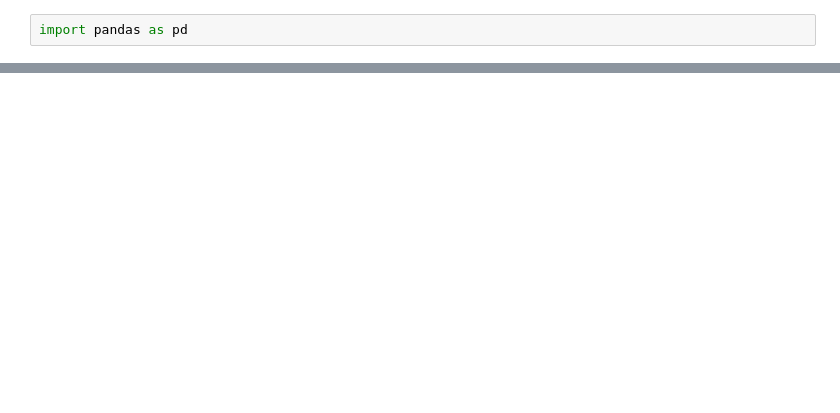
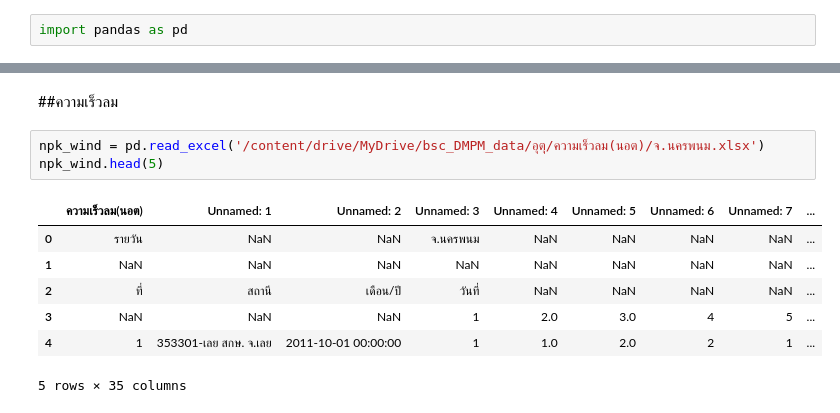
Before and after one commit to Aomaphisara/bsc_dpdm22, a Jupyter notebook: Quiz_Group_5_20_of_Midterm.ipynb, the cells around one changed output, grey strips where cells are left out. Drawn from its saved outputs; the diff is of its cells as text; blank space fills up the shorter version.

```diff
--- a/Quiz_Group_5_20_of_Midterm.ipynb
+++ b/Quiz_Group_5_20_of_Midterm.ipynb
@@ -205,0 +209,13 @@ pres_NKI
+# %% [markdown]
+##ความเร็วลม
+# %%
+npk_wind = pd.read_excel('/content/drive/MyDrive/bsc_DMPM_data/อุตุ/ความเร็วลม(นอต)/จ.นครพนม.xlsx')
+npk_wind.head(5)
+# %% [output]
+|  | ความเร็วลม(นอต) | Unnamed: 1 | Unnamed: 2 | Unnamed: 3 | Unnamed: 4 | Unnamed: 5 | Unnamed: 6 | Unnamed: 7 | ... |
+| 0 | รายวัน | NaN | NaN | จ.นครพนม | NaN | NaN | NaN | NaN | ... |
+| 1 | NaN | NaN | NaN | NaN | NaN | NaN | NaN | NaN | ... |
+| 2 | ที่ | สถานี | เดือน/ปี | วันที่ | NaN | NaN | NaN | NaN | ... |
+| 3 | NaN | NaN | NaN | 1 | 2.0 | 3.0 | 4 | 5 | ... |
+| 4 | 1 | 353301-เลย สกษ. จ.เลย | 2011-10-01 00:00:00 | 1 | 1.0 | 2.0 | 2 | 1 | ... |
+5 rows × 35 columns
```
Also changed, not shown: parts of 78 cells of this notebook.
